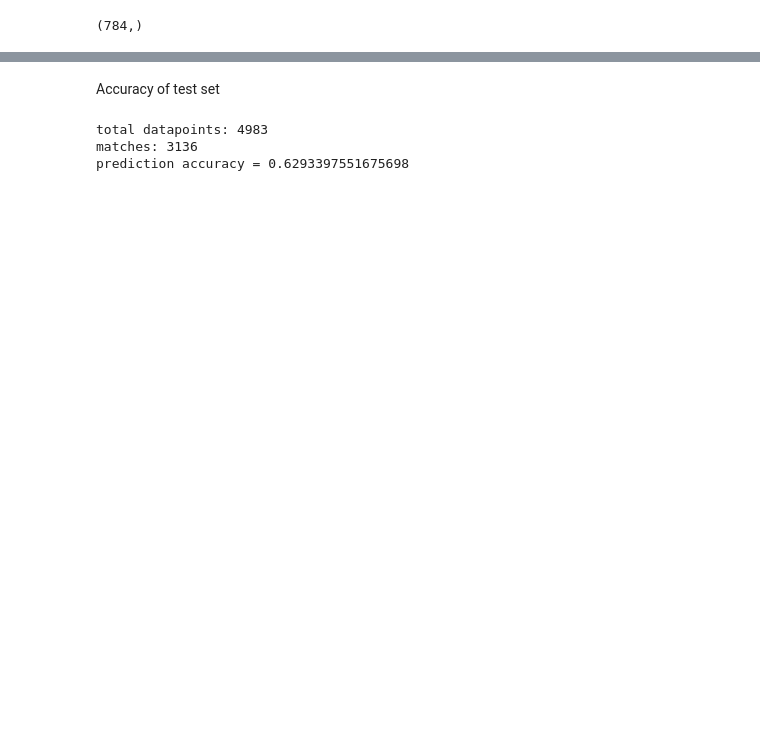
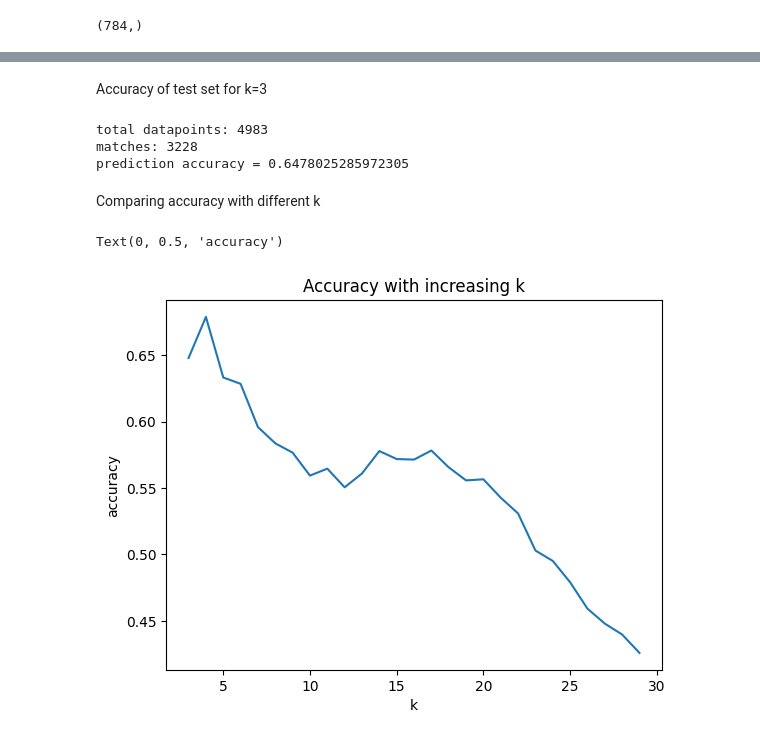
Before and after one commit to danielenapo/AI_unibo, a Jupyter notebook: Maths4ML/Oral_homeworks/2/PCA_3D.ipynb, the cells around one changed output, grey strips where cells are left out. Cells and saved outputs as stored; diff of their text form; code cells hidden in the pictures; blank space fills up the shorter version.

```diff
--- a/Maths4ML/Oral_homeworks/2/PCA_3D.ipynb
+++ b/Maths4ML/Oral_homeworks/2/PCA_3D.ipynb
@@ -122,11 +116,11 @@ average distance form C3: 1036611.4458901635
 # %% [markdown]
-Accuracy of test set
+Accuracy of test set for k=3
 # %%
 def min(vec):
     min=100000000
     ind=0
     for i in vec:
-        if i<min:
+        if i<=min:
             min=i
             minInd=ind
         ind+=1
@@ -141,10 +135,10 @@ for i in range(testSize):
     D2=np.linalg.norm(Ztest[:,i]-C2z,2)**2
     D3=np.linalg.norm(Ztest[:,i]-C3z,2)**2
 
-    minInd=min([D1,D2,D3])
-    if(minInd==0):
+    minI=min([D1,D2,D3])
+    if(minI==0):
         Ypredict.append(0)
-    elif(minInd==1):
+    elif(minI==1):
         Ypredict.append(6)
     else:
         Ypredict.append(9)
@@ -161,5 +155,60 @@ accuracy=sum/testSize
 print(f"prediction accuracy = {accuracy}")
 # %% [output]
 total datapoints: 4983
-matches: 3136
-prediction accuracy = 0.6293397551675698
+matches: 3228
+prediction accuracy = 0.6478025285972305
+# %% [markdown]
+Comparing accuracy with different k
+# %%
+def min(vec):
+    min=100000000
+    ind=0
+    minInd=0
+    for i in vec:
+        if i<=min:
+            min=i
+            minInd=ind
+        ind+=1
+    return minInd
+
+accuracies=[]
+for k in range(0,27):
+    Ztest=np.array(U_vect[k]).T@Xtest
+    Z=np.array(U_vect[k]).T@Xc
+    Z1=Z[:,Ytrain==0]
+    Z2=Z[:,Ytrain==6]
+    Z3=Z[:,Ytrain==9]
+    C1z=np.mean(Z1, axis=1).reshape(k+3,1)
+    C2z=np.mean(Z2, axis=1).reshape(k+3,1)
+    C3z=np.mean(Z3, axis=1).reshape(k+3,1)
+    Cz=np.mean(Z, axis=1).reshape(k+3,1)
+
+    Ypredict=[]
+    for i in range(testSize):
+        D1=np.linalg.norm(Ztest[:,i]-C1z,2)**2
+        D2=np.linalg.norm(Ztest[:,i]-C2z,2)**2
+        D3=np.linalg.norm(Ztest[:,i]-C3z,2)**2
+
+        minI=min([D1,D2,D3])
+        if(minI==0):
+            Ypredict.append(0)
+        elif(minI==1):
+            Ypredict.append(6)
+        else:
+            Ypredict.append(9)
+
+    sum=0
+    i=0
+    for y in Ypredict:
+        if(y==Ytest[i]):
+            sum+=1
+        i+=1
+    accuracies.append(sum/testSize)
+
+plt.plot(range(3,30), accuracies)
+plt.title("Accuracy with increasing k")
+plt.xlabel("k")
+plt.ylabel("accuracy")
+# %% [output]
+Text(0, 0.5, 'accuracy')
+[figure, added]
```
Also changed, not shown: parts of 7 cells of this notebook.
